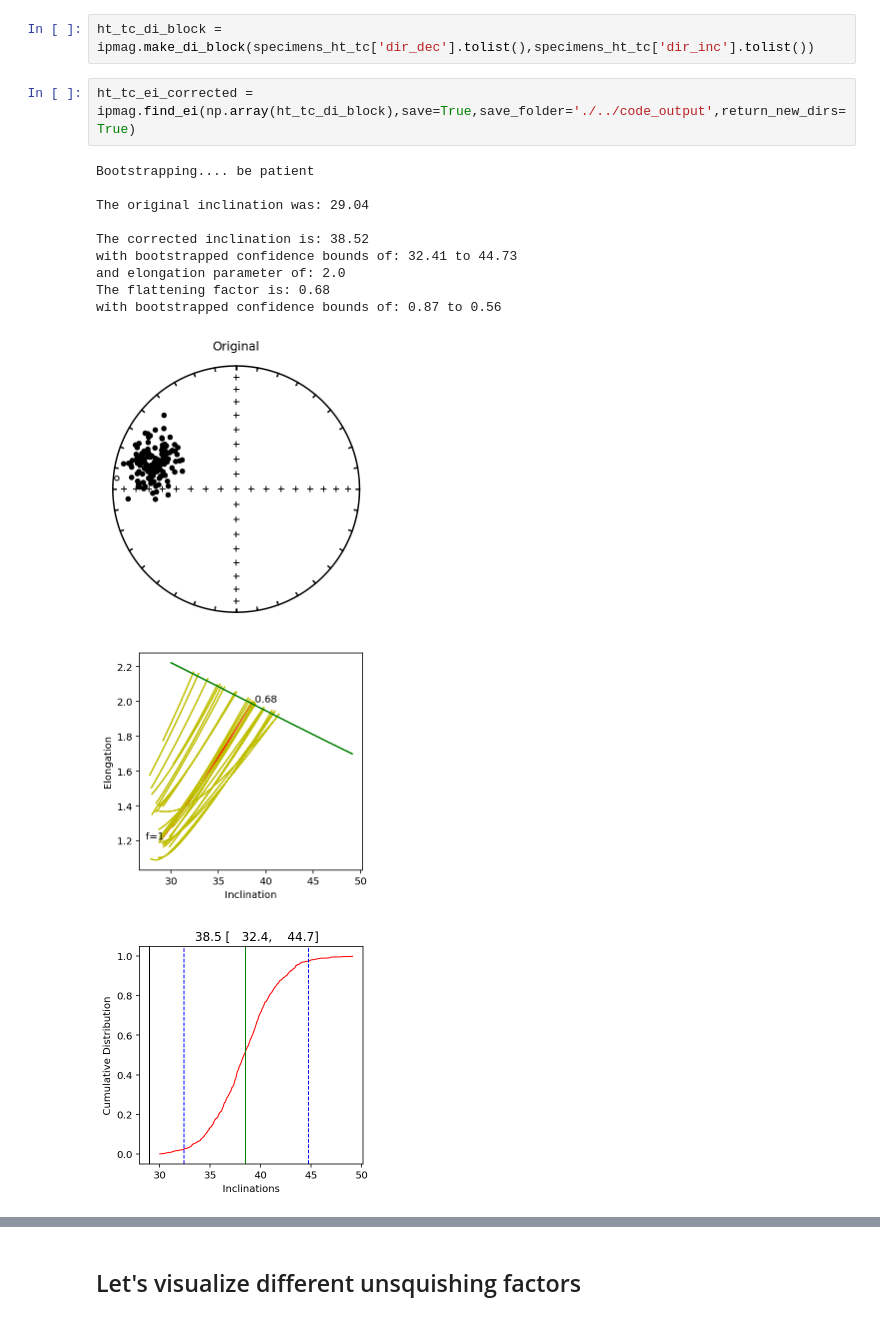
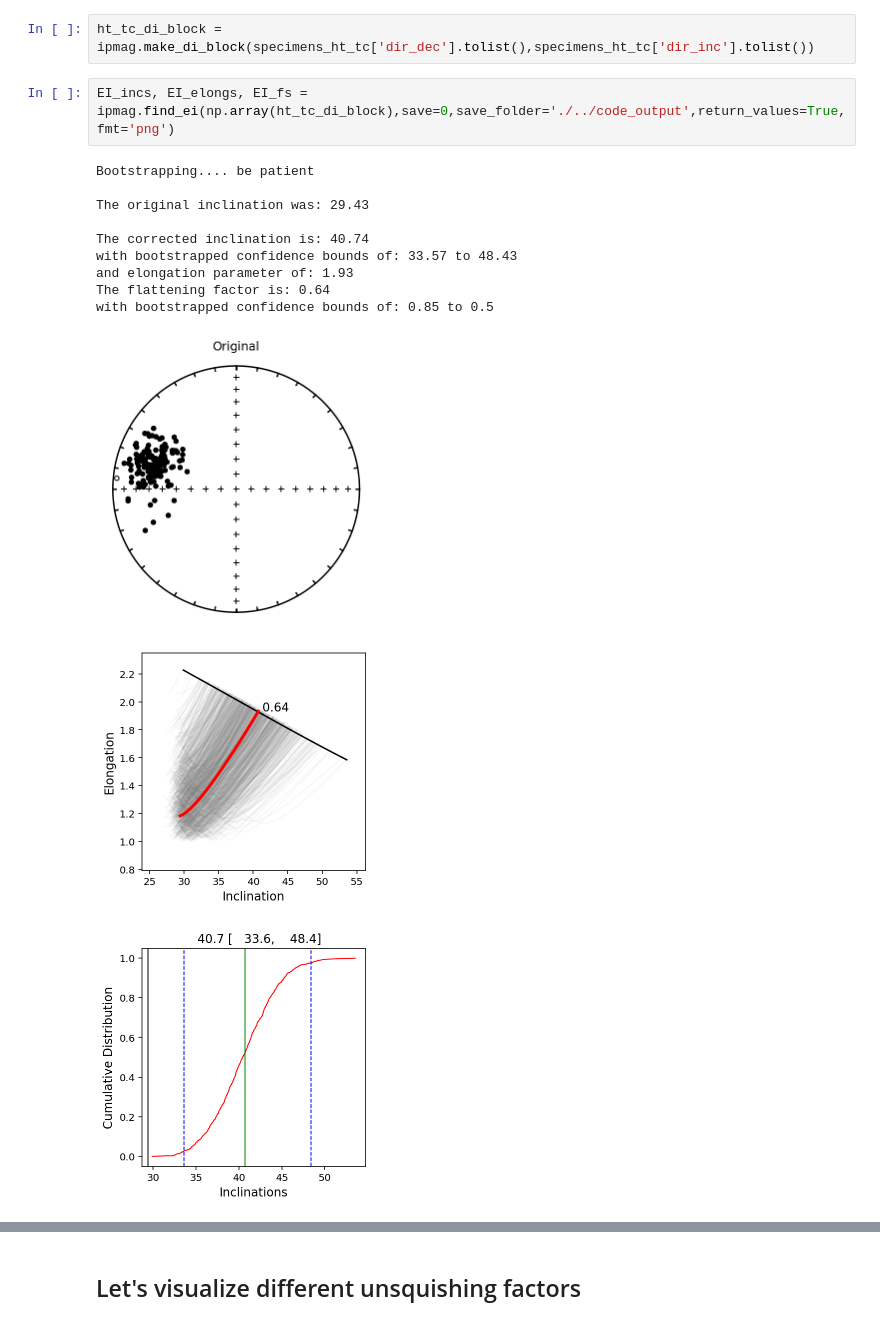
Before and after one commit to Swanson-Hysell-Group/Inclination_Shallowing, a Jupyter notebook: code/Notebooks/Cutface_pmag.ipynb, the cells around one changed output, grey strips where cells are left out. Drawn from its saved outputs; the diff is of its cells as text.

Commit message:
update Cutface_pmag notebook and associated figures
cleaned up data files needed for the plots (strat heights) and modify data file columns so that they are compatible with Pandas merge function

```diff
--- a/code/Notebooks/Cutface_pmag.ipynb
+++ b/code/Notebooks/Cutface_pmag.ipynb
@@ -285,17 +305,17 @@ plt.show()
 # %%
 ht_tc_di_block = ipmag.make_di_block(specimens_ht_tc['dir_dec'].tolist(),specimens_ht_tc['dir_inc'].tolist())
 # %%
-ht_tc_ei_corrected = ipmag.find_ei(np.array(ht_tc_di_block),save=True,save_folder='./../code_output',return_new_dirs=True)
+EI_incs, EI_elongs, EI_fs = ipmag.find_ei(np.array(ht_tc_di_block),save=0,save_folder='./../code_output',return_values=True, fmt='png')
 # %% [output]
 Bootstrapping.... be patient
 
-The original inclination was: 29.04
+The original inclination was: 29.43
 
-The corrected inclination is: 38.52
-with bootstrapped confidence bounds of: 32.41 to 44.73
-and elongation parameter of: 2.0
-The flattening factor is: 0.68
-with bootstrapped confidence bounds of: 0.87 to 0.56
+The corrected inclination is: 40.74
+with bootstrapped confidence bounds of: 33.57 to 48.43
+and elongation parameter of: 1.93
+The flattening factor is: 0.64
+with bootstrapped confidence bounds of: 0.85 to 0.5
-[figure, old version]
+[figure, new version]
-[figure, old version]
+[figure, new version]
-[figure, old version]
+[figure, new version]
```
Also changed, not shown: parts of 82 cells of this notebook, 21 other files.
